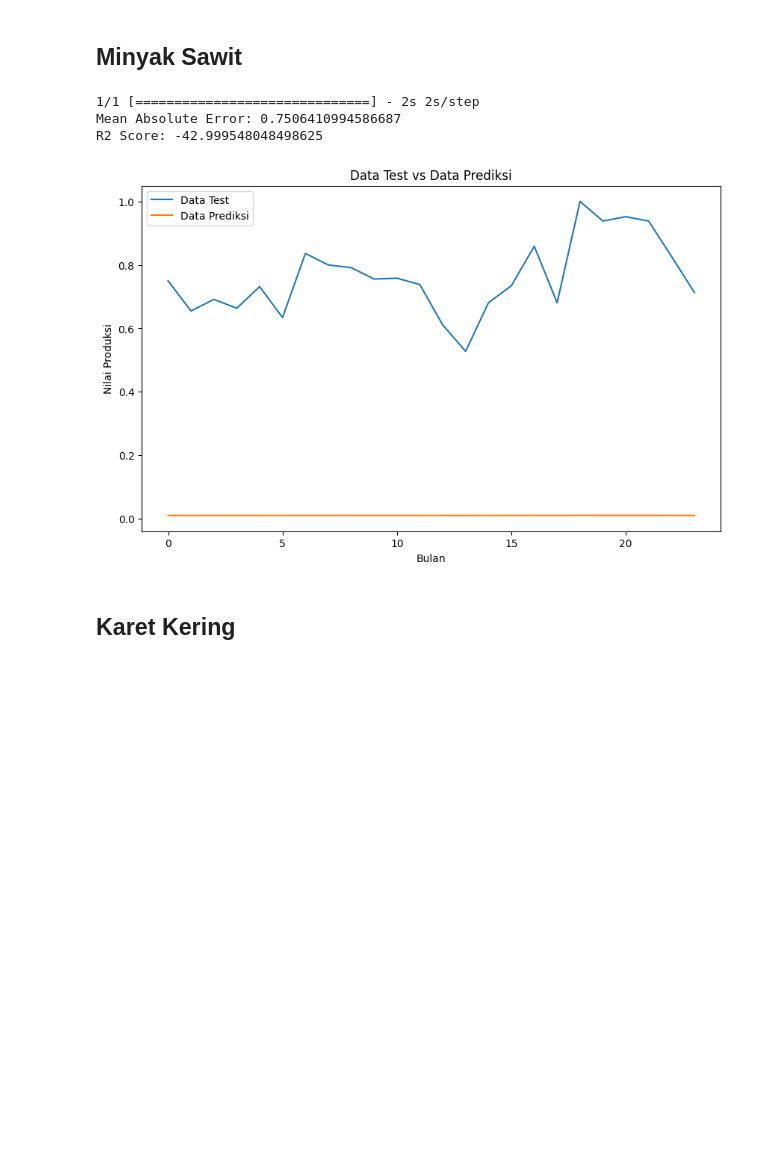
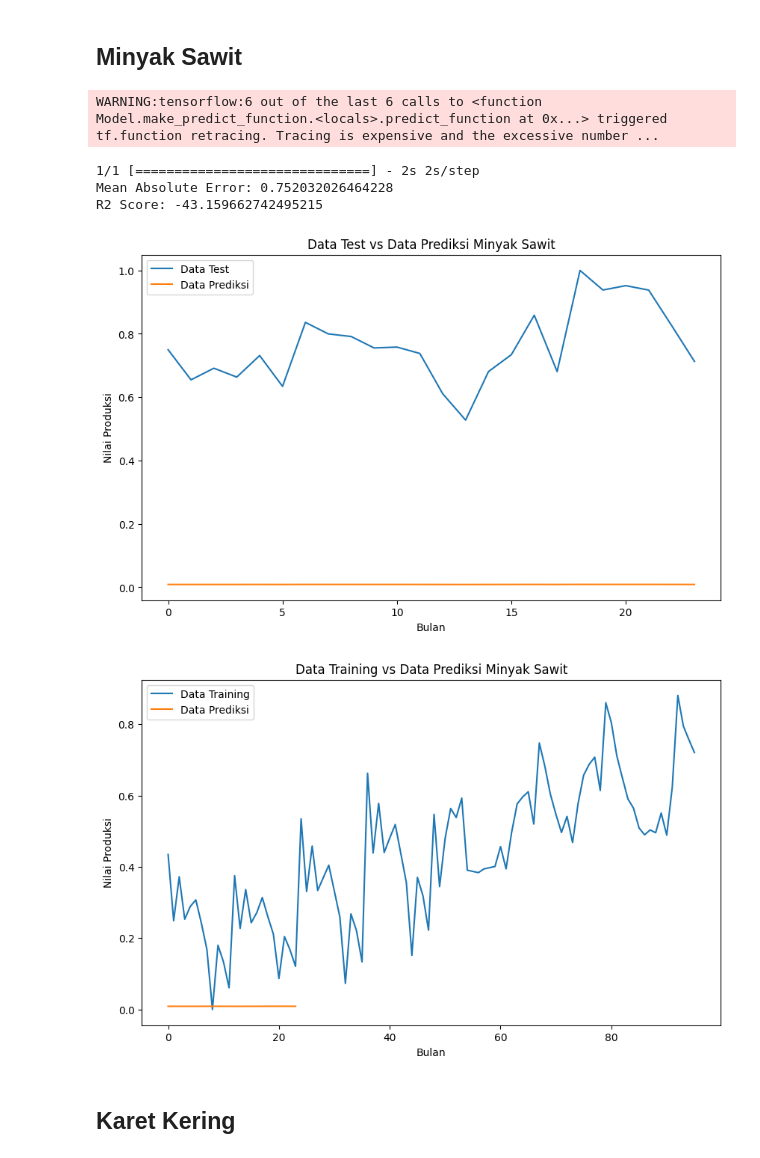
Before and after one commit to bayuik/cropForecastingProduction, a Jupyter notebook: cropForecastingProduction.ipynb, the cells around one changed output. Drawn from its saved outputs; the diff is of its cells as text; code cells hidden in the pictures; blank space fills up the shorter version.

Commit message:
add parameter in model, line chart, gamma

```diff
--- a/cropForecastingProduction.ipynb
+++ b/cropForecastingProduction.ipynb
@@ -97,8 +97,8 @@ def windowed_dataset(series, window_size, batch_size, shuffle_buffer):
 # %% [markdown]
 ## Split Dataset
 # %%
-def split_data(data):
-    train_size = int(len(data) * 0.8)
+def split_data(data, split_percentage):
+    train_size = int(len(data) * split_percentage)
     train_data = data[:train_size]
     test_data = data[train_size:]
     return train_data, test_data
@@ -113,19 +113,20 @@ def generate_mae_r2(X_test, y_pred):
 # %% [markdown]
 ## Generate Plot for Data test and Prediction
 # %%
-  def generate_plot(X_test, y_pred):
+  def generate_plot(X_data, y_data, X_name, y_name, attribute_name):
     plt.figure(figsize=(10, 6))
-    plt.plot(X_test, label='Data Test')
-    plt.plot(y_pred, label='Data Prediksi')
-    plt.title('Data Test vs Data Prediksi')
+    plt.plot(X_data, label=X_name)
+    plt.plot(y_data, label=y_name)
+    plt.title(f'{X_name} vs {y_name} {attribute_name}')
     plt.xlabel('Bulan')
     plt.ylabel('Nilai Produksi')
     plt.legend()
     plt.show()
+    print('\n')
 # %% [markdown]
 # LSTM model
 # %%
-def model_lstm(data, attribute_name):
+def model_lstm(data, attribute_name, split_percentage=0.8, epochs=50):
     X_train, X_test = split_data(data)
     window_size = 12
     batch_size = 32
@@ -146,8 +147,10 @@ def model_lstm(data, attribute_name):
     ])
 
     model.compile(loss=Huber(), optimizer=SGD(learning_rate=1e-5, momentum=0.9), metrics=['mae'])
-    model.fit(train_set, epochs=50, verbose=0)
+    model.fit(train_set, epochs=epochs, verbose=0)
 
     y_pred = model.predict(X_test.reshape(-1,1))
     generate_mae_r2(X_test, y_pred)
-    generate_plot(X_test, y_pred)
+    # generate_plot(X_test, y_pred)
+    generate_plot(X_test, y_pred, 'Data Test', 'Data Prediksi', attribute_name)
+    generate_plot(X_train, y_pred, 'Data Training', 'Data Prediksi', attribute_name)
@@ -167,12 +159,14 @@ def model_svr(data, attribute_name):
 # %% [markdown]
 ## Minyak Sawit
 # %%
-model_lstm(minyak_sawit, 'Minyak Sawit')
+model_lstm(minyak_sawit, 'Minyak Sawit', 0.8, 50)
 # %% [output]
-1/1 [==============================] - 2s 2s/step
-Mean Absolute Error: 0.7506410994586687
-R2 Score: -42.999548048498625
+WARNING:tensorflow:6 out of the last 6 calls to <function Model.make_predict_function.<locals>.predict_function at 0x...> triggered tf.function retracing. Tracing is expensive and the excessive number ...
+1/1 [==============================] - 2s 2s/step
+Mean Absolute Error: 0.752032026464228
+R2 Score: -43.159662742495215
-[figure, old version]
+[figure, new version]
+[figure, added]
 # %% [markdown]
 ## Karet Kering
 # %%
```
Also changed, not shown: parts of 9 cells of this notebook.
